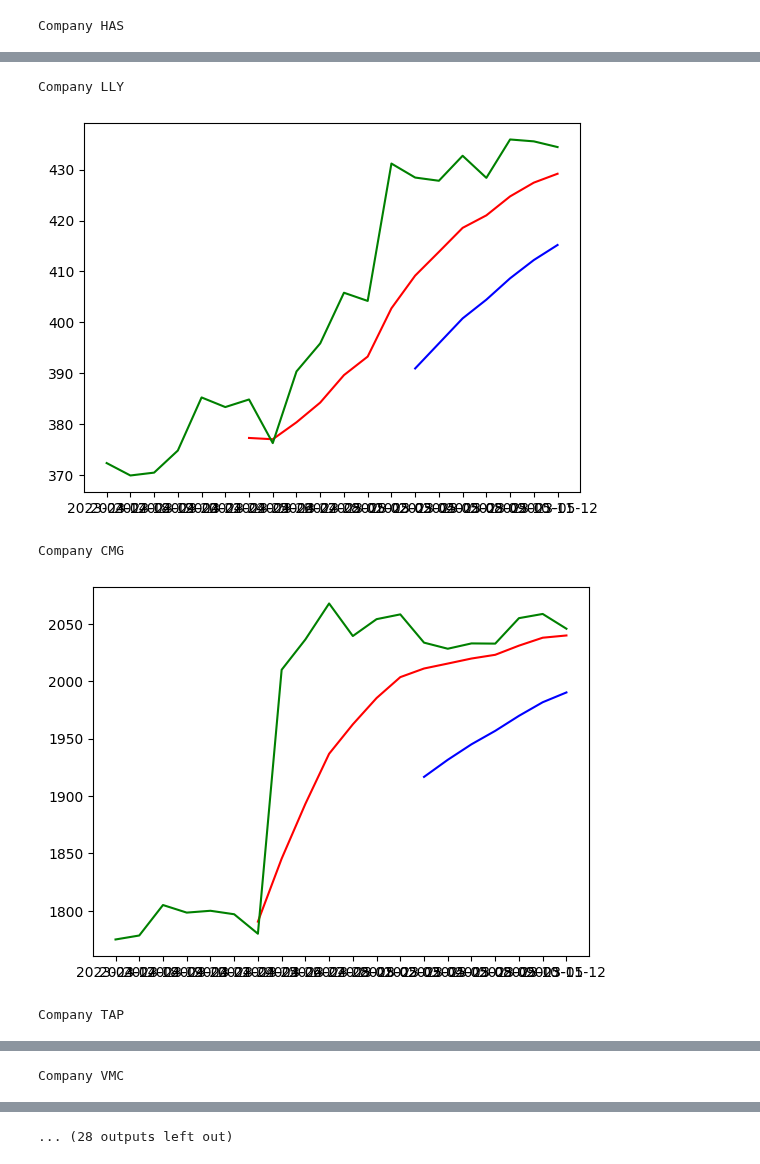
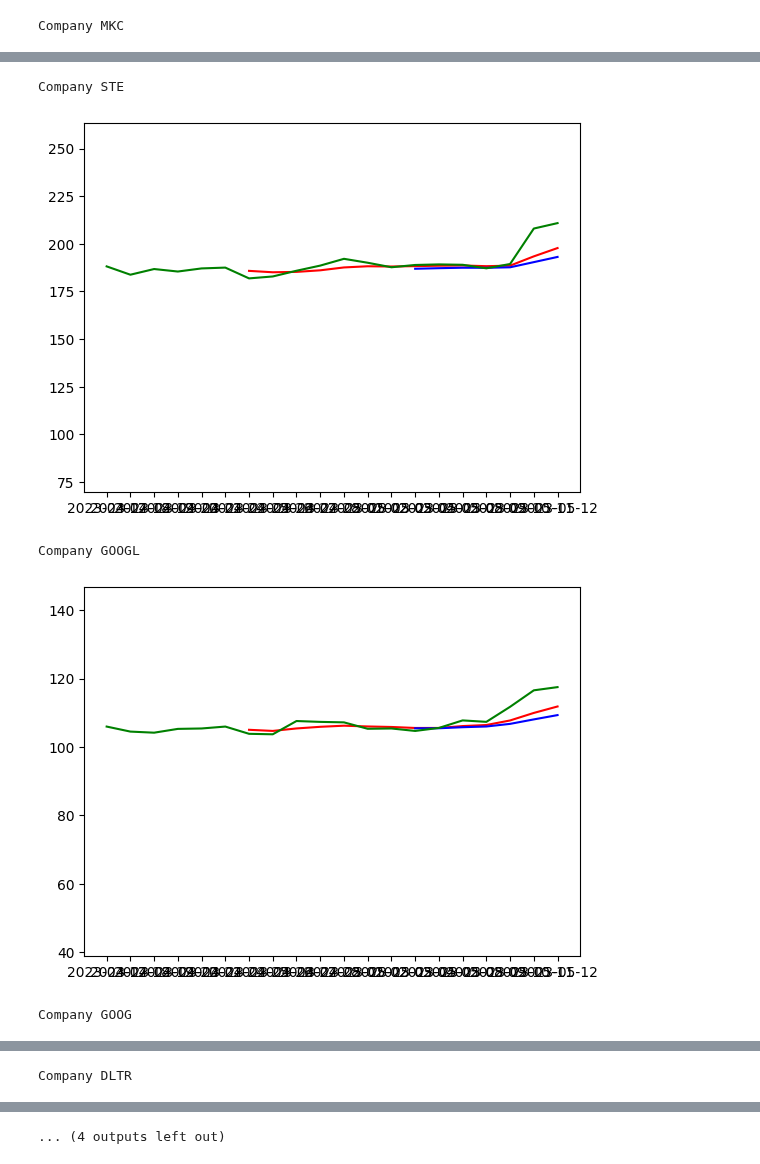
Before and after one commit to pablomleal/TA_Lib, a Jupyter notebook: index.ipynb, the cells around one changed output, grey strips where cells are left out. Cells and saved outputs as stored; diff of their text form; code cells hidden in the pictures.

Commit message:
Edited Graph ylims and optimized filters

```diff
--- a/index.ipynb
+++ b/index.ipynb
@@ -21,7 +21,7 @@ def retrieveData(fromCSV=False, numberOfStocks=50, daysSince=30, QUICK_EMA_PERIO
     EMA_df = calc.get_EMA_df(QUICK_EMA_PERIOD, SLOW_EMA_PERIOD, rawdata)
     keyStats = calc.get_intersection_point(EMA_df, rawdata)
     (keyStats['avgRatio'], keyStats['MinAbsRatio']) = calc.ratioWrapper(EMA_df, companies, keyStats)
-    keyStats['latestGrowth'] = round(100*rawdata.pct_change()[-latestWindow:].min(),2)
+    keyStats['latestGrowth'] = round(rawdata.pct_change()[-latestWindow:].min(),5)
     keyStats['ratioContr'] = calc.get_stocks_growing_now(rawdata, keyStats, 3)
     return (rawdata, EMA_df, keyStats, spreads)
 # %%
@@ -49,11 +49,11 @@ timeframes dict({
 """
 
 filterSet = dict({
-    #"aboveAvgRatio":0.01,
-    #"aboveMinAbs":0.01,
+    #"aboveAvgRatio":0.02,
+    "aboveMinAbs":0.0001,
     #"minPositivePeriod":4,
     #"ratioContr":1,
-    "latestGrowth":1
+    "latestGrowth":0.005
      })
 
 def run_application():
@@ -75 +75 @@ Company RCL
-Company HAS
+Company MKC
@@ -77,5 +77,5 @@ Company HAS
-Company LLY
+Company STE
-[figure, old version]
+[figure, new version]
-Company CMG
+Company GOOGL
-[figure, old version]
+[figure, new version]
-Company TAP
+Company GOOG
@@ -83 +83 @@ Company TAP
-Company VMC
+Company DLTR
@@ -85 +85 @@ Company VMC
-... (28 outputs left out)
+... (4 outputs left out)
```
Also changed, not shown: parts of 4 cells of this notebook, 3 other files.
